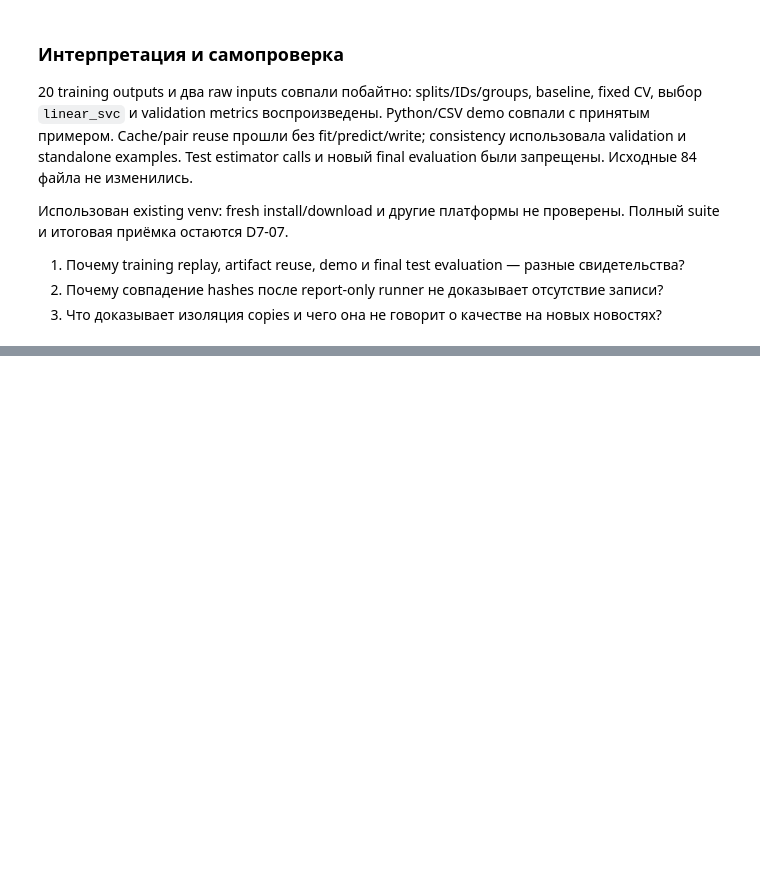
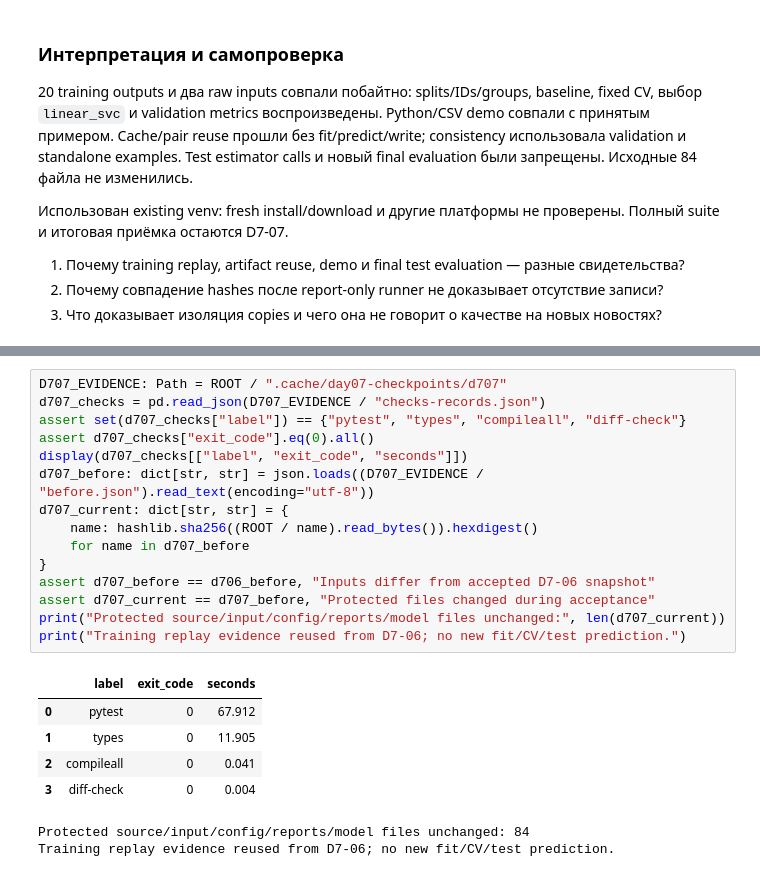
Before and after one commit to HomeboyMakkri/Text-classification, a Jupyter notebook: notebooks/day07_review.ipynb, the cells around one changed output, grey strips where cells are left out. Drawn from its saved outputs; the diff is of its cells as text; blank space fills up the shorter version.

```diff
--- a/notebooks/day07_review.ipynb
+++ b/notebooks/day07_review.ipynb
@@ -1124,0 +1167,23 @@ consistency использовала validation и standalone examples. Test est
+# %%
+D707_EVIDENCE: Path = ROOT / ".cache/day07-checkpoints/d707"
+d707_checks = pd.read_json(D707_EVIDENCE / "checks-records.json")
+assert set(d707_checks["label"]) == {"pytest", "types", "compileall", "diff-check"}
+assert d707_checks["exit_code"].eq(0).all()
+display(d707_checks[["label", "exit_code", "seconds"]])
+d707_before: dict[str, str] = json.loads((D707_EVIDENCE / "before.json").read_text(encoding="utf-8"))
+d707_current: dict[str, str] = {
+    name: hashlib.sha256((ROOT / name).read_bytes()).hexdigest()
+    for name in d707_before
+}
+assert d707_before == d706_before, "Inputs differ from accepted D7-06 snapshot"
+assert d707_current == d707_before, "Protected files changed during acceptance"
+print("Protected source/input/config/reports/model files unchanged:", len(d707_current))
+print("Training replay evidence reused from D7-06; no new fit/CV/test prediction.")
+# %% [output]
+|  | label | exit_code | seconds |
+| 0 | pytest | 0 | 67.912 |
+| 1 | types | 0 | 11.905 |
+| 2 | compileall | 0 | 0.041 |
+| 3 | diff-check | 0 | 0.004 |
+Protected source/input/config/reports/model files unchanged: 84
+Training replay evidence reused from D7-06; no new fit/CV/test prediction.
```
Also changed, not shown: parts of 4 cells of this notebook, 5 other files.
